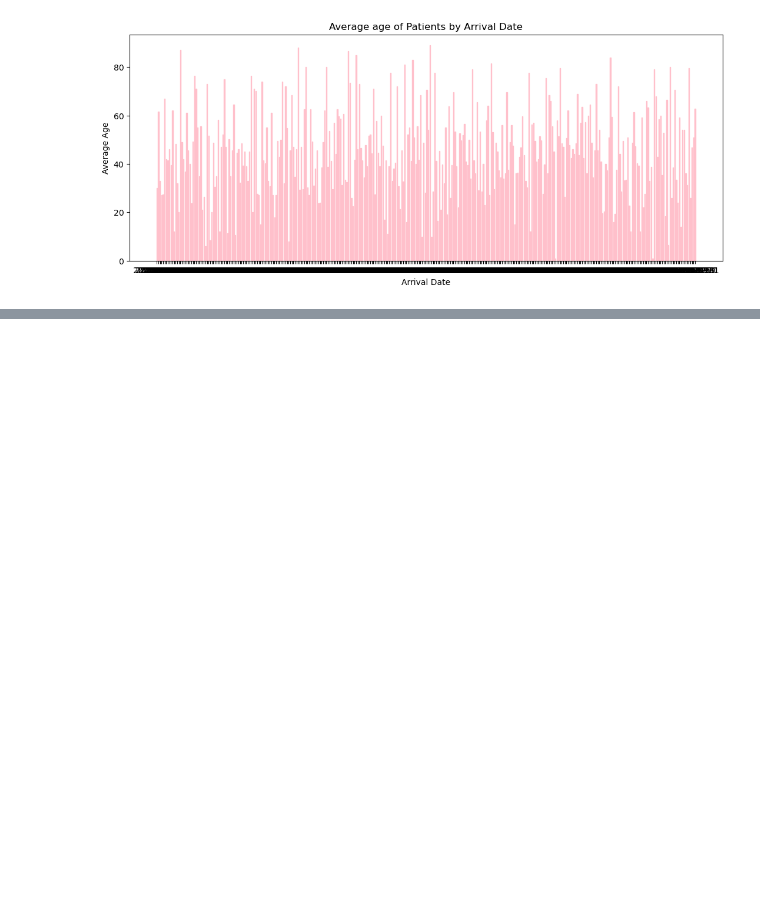
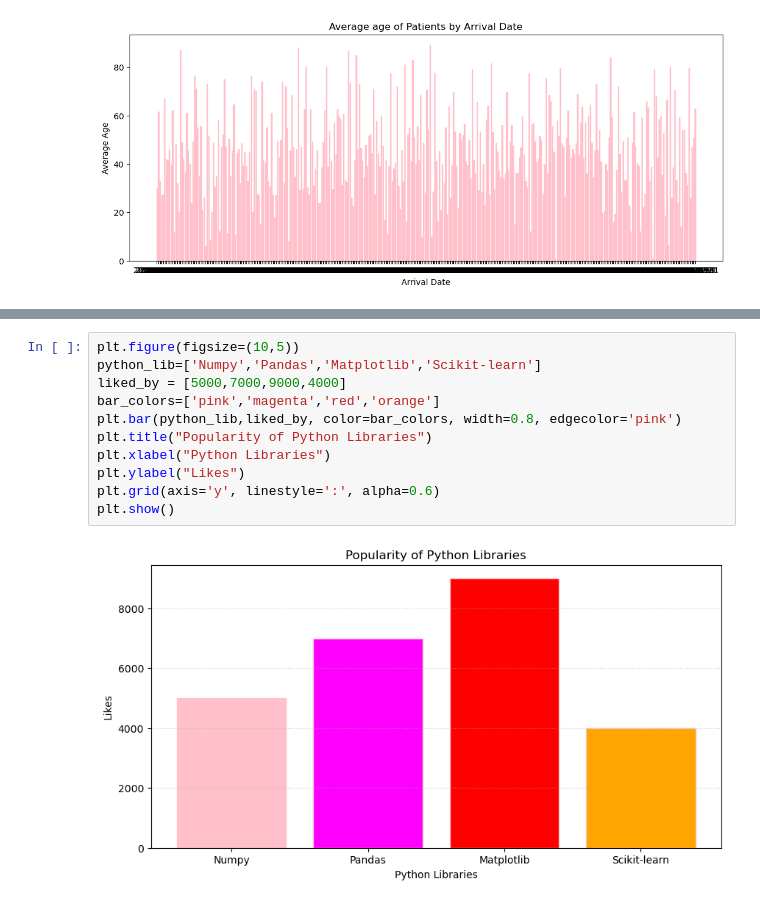
Before and after one commit to miranoriz/AIMLTraining, a Jupyter notebook: Day12_matplotlib/matploblib_bar.ipynb, the cells around one changed output, grey strips where cells are left out. Cells and saved outputs as stored; diff of their text form; blank space fills up the shorter version.

```diff
--- a/Day12_matplotlib/matploblib_bar.ipynb
+++ b/Day12_matplotlib/matploblib_bar.ipynb
@@ -122,0 +128,13 @@ plt.show()
+# %%
+plt.figure(figsize=(10,5))
+python_lib=['Numpy','Pandas','Matplotlib','Scikit-learn']
+liked_by = [5000,7000,9000,4000]
+bar_colors=['pink','magenta','red','orange']
+plt.bar(python_lib,liked_by, color=bar_colors, width=0.8, edgecolor='pink')
+plt.title("Popularity of Python Libraries")
+plt.xlabel("Python Libraries")
+plt.ylabel("Likes")
+plt.grid(axis='y', linestyle=':', alpha=0.6)
+plt.show()
+# %% [output]
+[figure, added]
```
Also changed, not shown: parts of 3 cells of this notebook, 3 other files.
